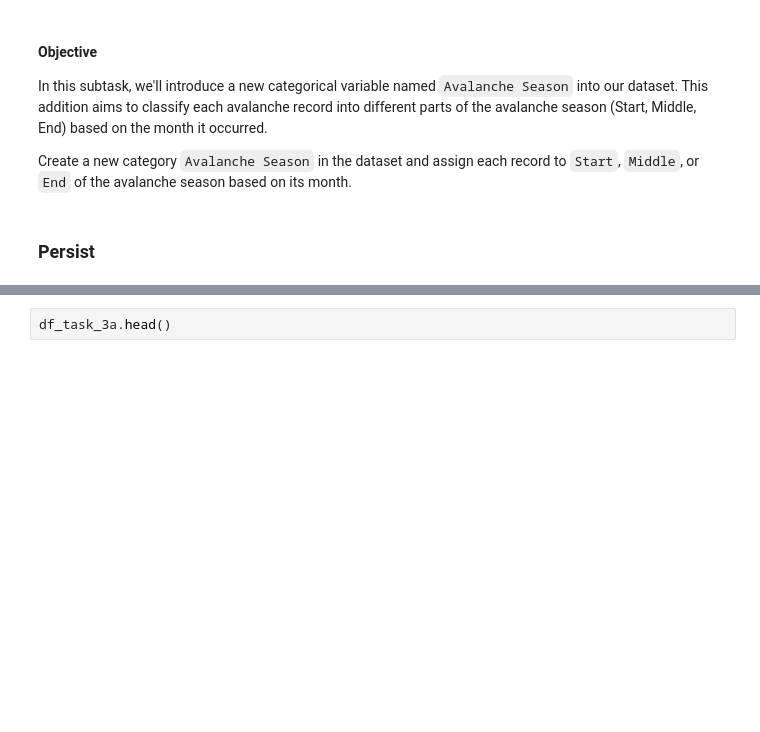
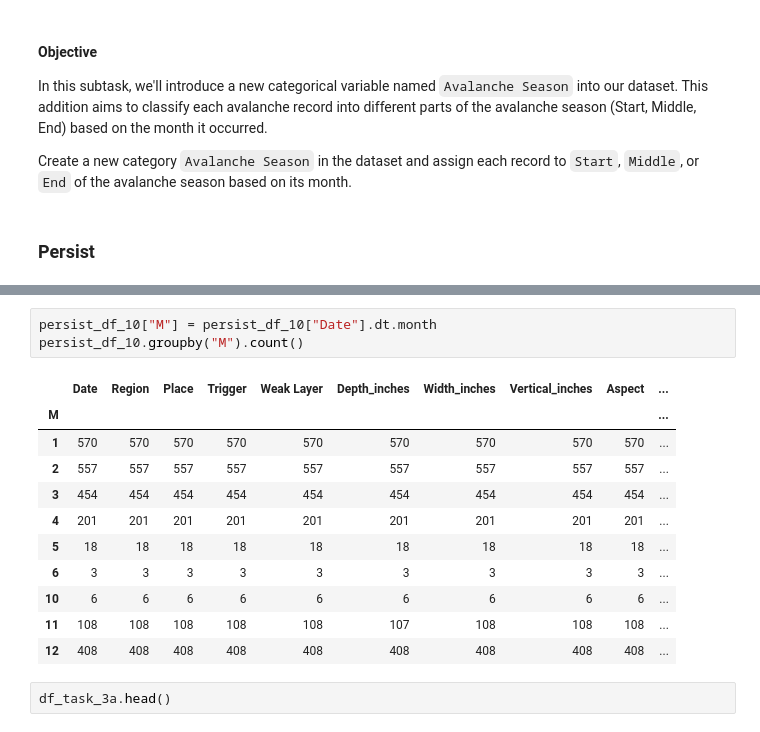
Before and after one commit to visdesignlab/persist_examples, a Jupyter notebook: Study Data I - Avalanches in Utah/avalanche_tasks.ipynb, the cells around one changed output, grey strips where cells are left out. Drawn from its saved outputs; the diff is of its cells as text; blank space fills up the shorter version.

Commit message:
updated plots for persist_avalanche

```diff
--- a/Study Data I - Avalanches in Utah/avalanche_tasks.ipynb
+++ b/Study Data I - Avalanches in Utah/avalanche_tasks.ipynb
@@ -646,3 +651,18 @@ PersistWidget(data_values=[{'__id_column': '1', 'Date': 1352419200000, 'Region':
+# %%
+persist_df_10["M"] = persist_df_10["Date"].dt.month
+persist_df_10.groupby("M").count()
+# %% [output]
+|  | Date | Region | Place | Trigger | Weak Layer | Depth_inches | Width_inches | Vertical_inches | Aspect | ... |
+| M |  |  |  |  |  |  |  |  |  | ... |
+| 1 | 570 | 570 | 570 | 570 | 570 | 570 | 570 | 570 | 570 | ... |
+| 2 | 557 | 557 | 557 | 557 | 557 | 557 | 557 | 557 | 557 | ... |
+| 3 | 454 | 454 | 454 | 454 | 454 | 454 | 454 | 454 | 454 | ... |
+| 4 | 201 | 201 | 201 | 201 | 201 | 201 | 201 | 201 | 201 | ... |
+| 5 | 18 | 18 | 18 | 18 | 18 | 18 | 18 | 18 | 18 | ... |
+| 6 | 3 | 3 | 3 | 3 | 3 | 3 | 3 | 3 | 3 | ... |
+| 10 | 6 | 6 | 6 | 6 | 6 | 6 | 6 | 6 | 6 | ... |
+| 11 | 108 | 108 | 108 | 108 | 108 | 107 | 108 | 108 | 108 | ... |
+| 12 | 408 | 408 | 408 | 408 | 408 | 408 | 408 | 408 | 408 | ... |
 # %%
 df_task_3a.head()
 # %% [output]
```
Also changed, not shown: parts of 9 cells of this notebook, 4 other files.
